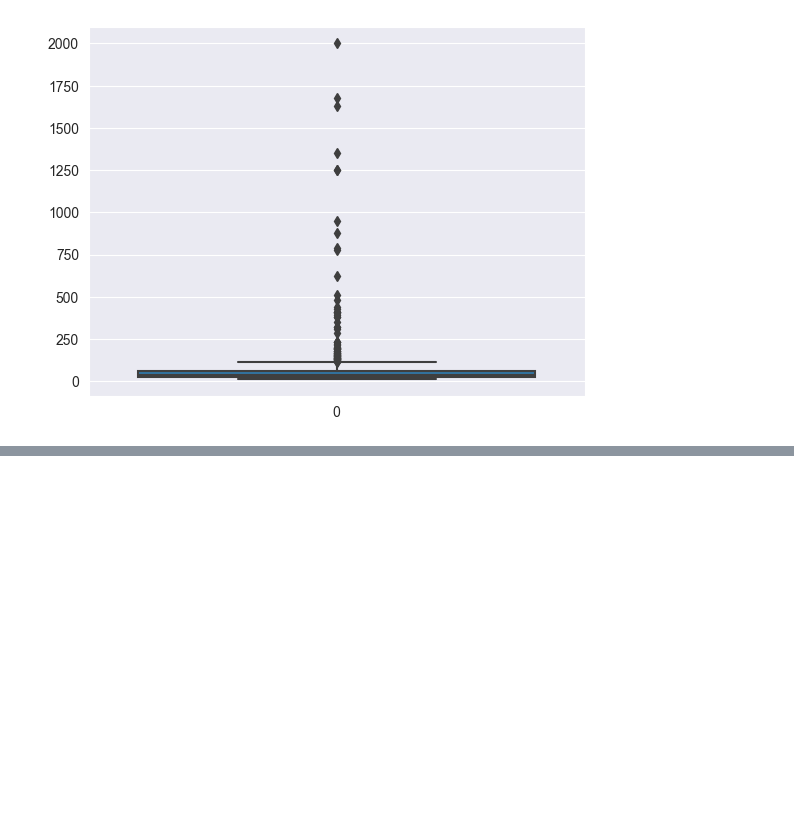
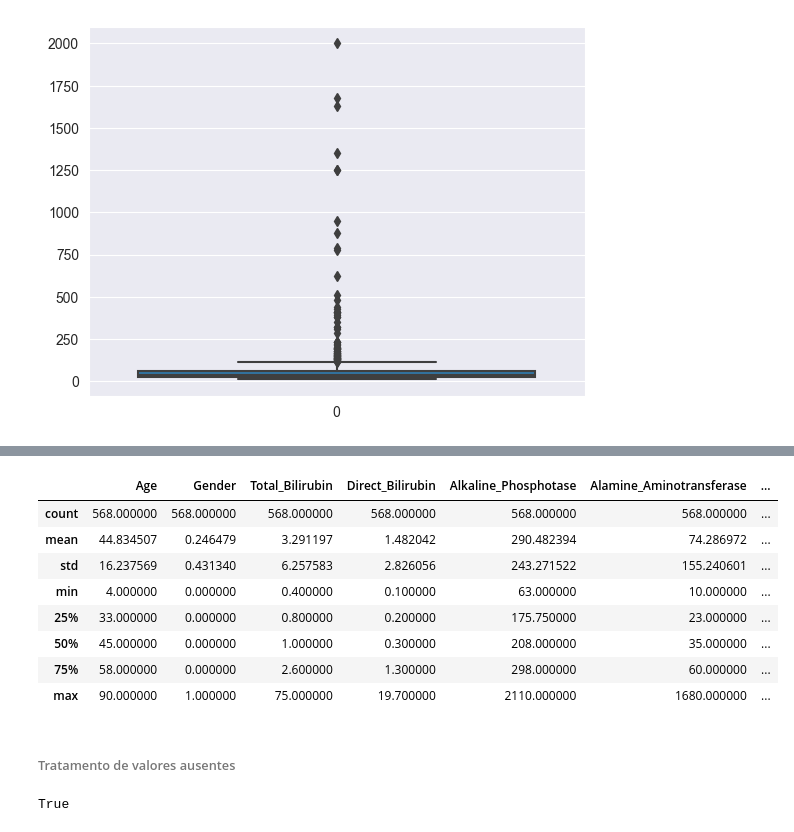
Before and after one commit to alyssonmontovanelli/formacao_dataScience_DSA, a Jupyter notebook: 01_bigData_RealTime_Python_Spark/cap09_Machine_Learning/Mini_Projeto.ipynb, the cells around one changed output, grey strips where cells are left out. Saved outputs shown, nothing was run; the diff lists cells and outputs as text; code cells hidden in the pictures; blank space fills up the shorter version.

```diff
--- a/01_bigData_RealTime_Python_Spark/cap09_Machine_Learning/Mini_Projeto.ipynb
+++ b/01_bigData_RealTime_Python_Spark/cap09_Machine_Learning/Mini_Projeto.ipynb
@@ -359,0 +415,19 @@ sns.boxplot(dados.Alamine_Aminotransferase)
+# %%
+dados.describe()
+# %% [output]
+|  | Age | Gender | Total_Bilirubin | Direct_Bilirubin | Alkaline_Phosphotase | Alamine_Aminotransferase | ... |
+| count | 568.000000 | 568.000000 | 568.000000 | 568.000000 | 568.000000 | 568.000000 | ... |
+| mean | 44.834507 | 0.246479 | 3.291197 | 1.482042 | 290.482394 | 74.286972 | ... |
+| std | 16.237569 | 0.431340 | 6.257583 | 2.826056 | 243.271522 | 155.240601 | ... |
+| min | 4.000000 | 0.000000 | 0.400000 | 0.100000 | 63.000000 | 10.000000 | ... |
+| 25% | 33.000000 | 0.000000 | 0.800000 | 0.200000 | 175.750000 | 23.000000 | ... |
+| 50% | 45.000000 | 0.000000 | 1.000000 | 0.300000 | 208.000000 | 35.000000 | ... |
+| 75% | 58.000000 | 0.000000 | 2.600000 | 1.300000 | 298.000000 | 60.000000 | ... |
+| max | 90.000000 | 1.000000 | 75.000000 | 19.700000 | 2110.000000 | 1680.000000 | ... |
+# %% [markdown]
+###### Tratamento de valores ausentes
+# %%
+# Verificando se há valores ausentes
+dados.isnull().values.any()
+# %% [output]
+True
```
Also changed, not shown: parts of 62 cells of this notebook, 2 other files.
